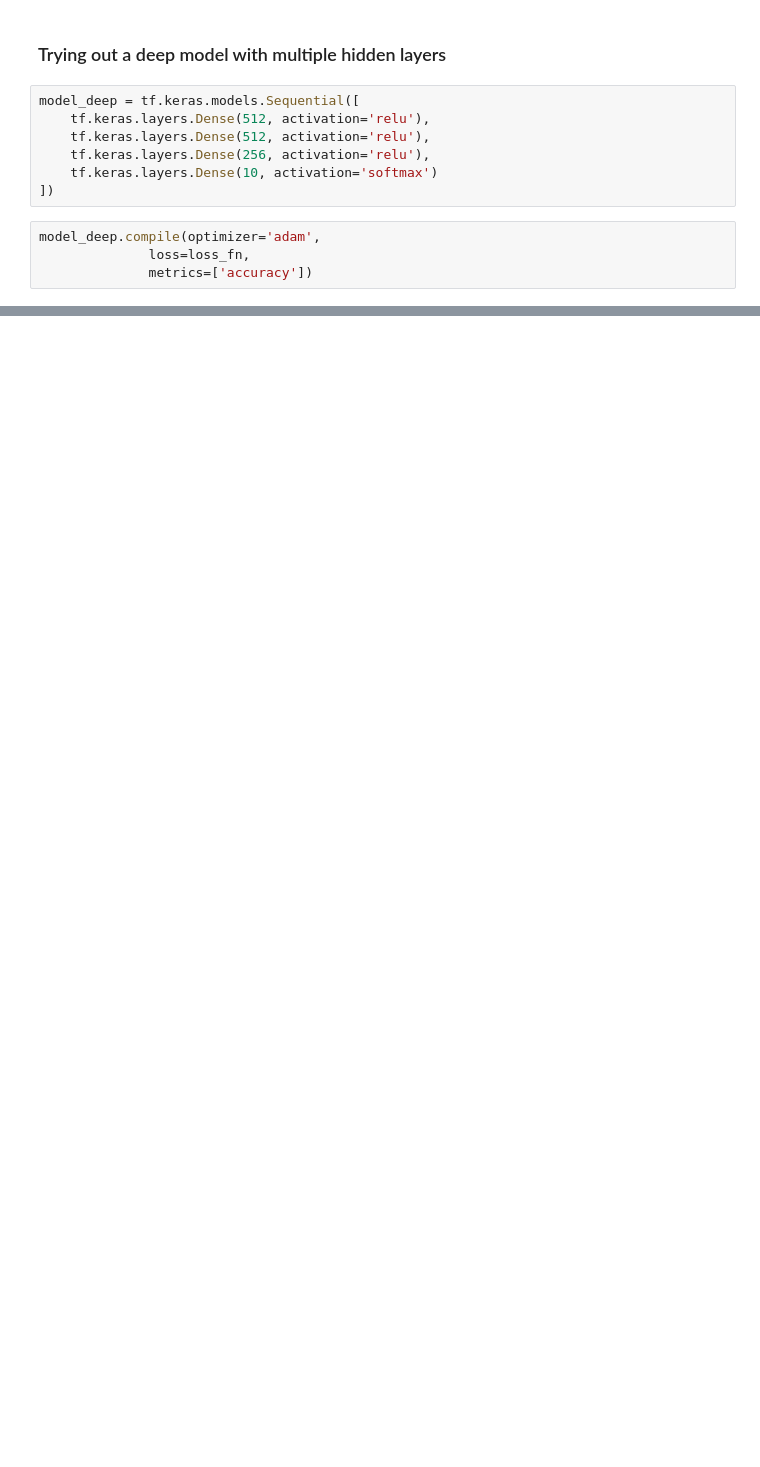
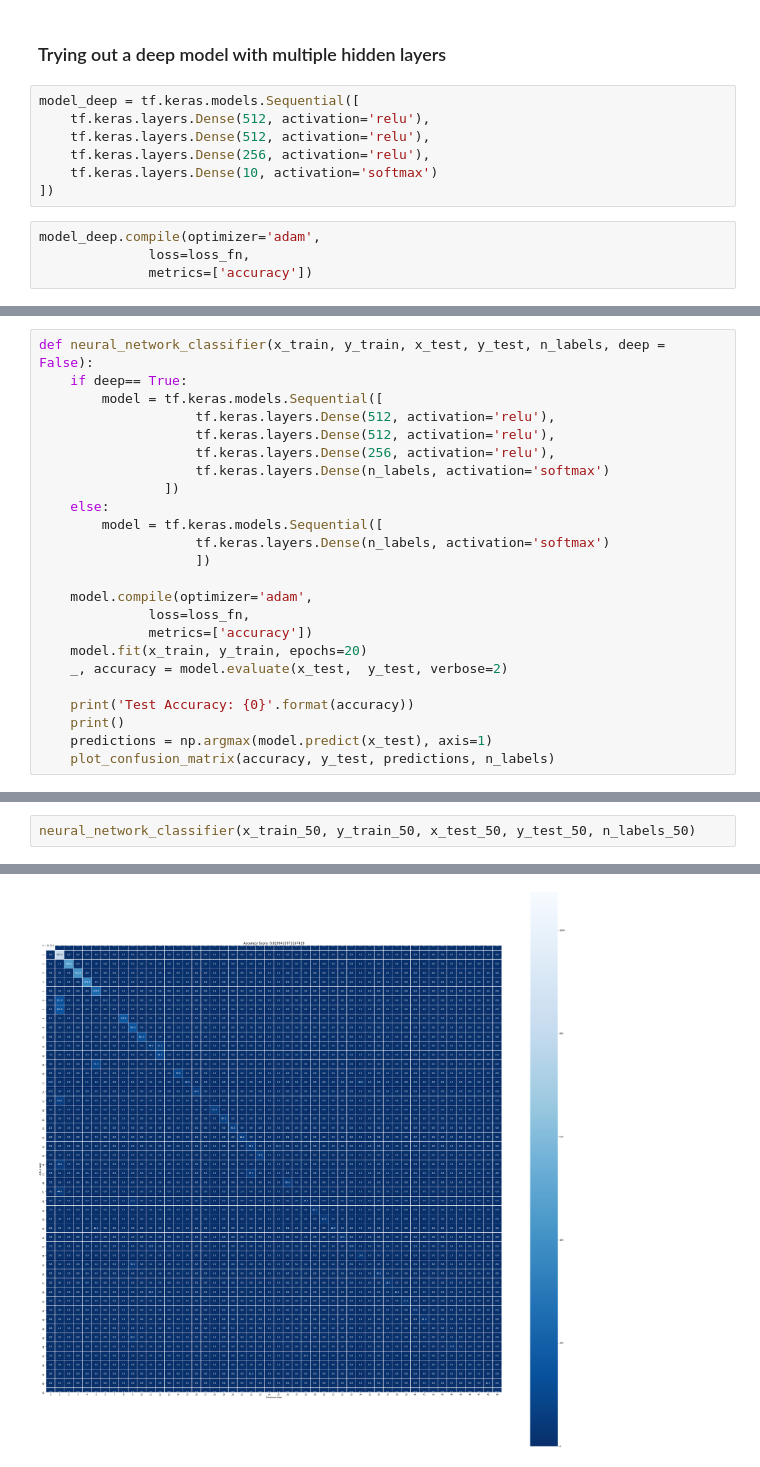
Before and after one commit to chaitanyarajasekhar/patient_symptoms_classification, a Jupyter notebook: medical_symptoms_text_classification.ipynb, the cells around one changed output, grey strips where cells are left out. Drawn from its saved outputs; the diff is of its cells as text; blank space fills up the shorter version.

```diff
--- a/medical_symptoms_text_classification.ipynb
+++ b/medical_symptoms_text_classification.ipynb
@@ -401,0 +443,24 @@ From the above deep model experiment it seems like the function is simple enough
+# %%
+def neural_network_classifier(x_train, y_train, x_test, y_test, n_labels, deep = False):
+    if deep== True:
+        model = tf.keras.models.Sequential([
+                    tf.keras.layers.Dense(512, activation='relu'),
+                    tf.keras.layers.Dense(512, activation='relu'),
+                    tf.keras.layers.Dense(256, activation='relu'),
+                    tf.keras.layers.Dense(n_labels, activation='softmax')
+                ])
+    else:
+        model = tf.keras.models.Sequential([
+                    tf.keras.layers.Dense(n_labels, activation='softmax')
+                    ])
+
+    model.compile(optimizer='adam',
+              loss=loss_fn,
+              metrics=['accuracy'])
+    model.fit(x_train, y_train, epochs=20)
+    _, accuracy = model.evaluate(x_test,  y_test, verbose=2)
+
+    print('Test Accuracy: {0}'.format(accuracy))
+    print()
+    predictions = np.argmax(model.predict(x_test), axis=1)
+    plot_confusion_matrix(accuracy, y_test, predictions, n_labels)
@@ -401,0 +483,3 @@ From the above deep model experiment it seems like the function is simple enough
+# %%
+neural_network_classifier(x_train_50, y_train_50, x_test_50, y_test_50, n_labels_50)
+# %% [output]
@@ -401,0 +503 @@ From the above deep model experiment it seems like the function is simple enough
+[figure, added]
```
Also changed, not shown: parts of 32 cells of this notebook.
